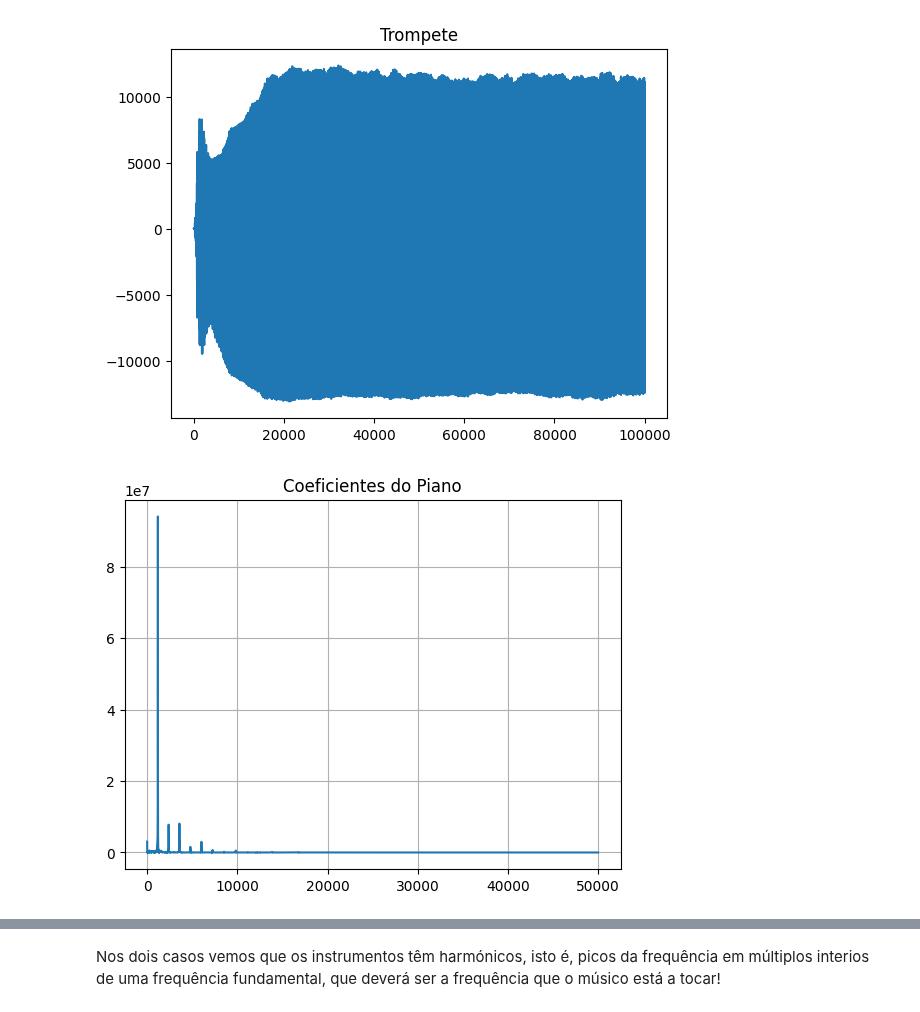
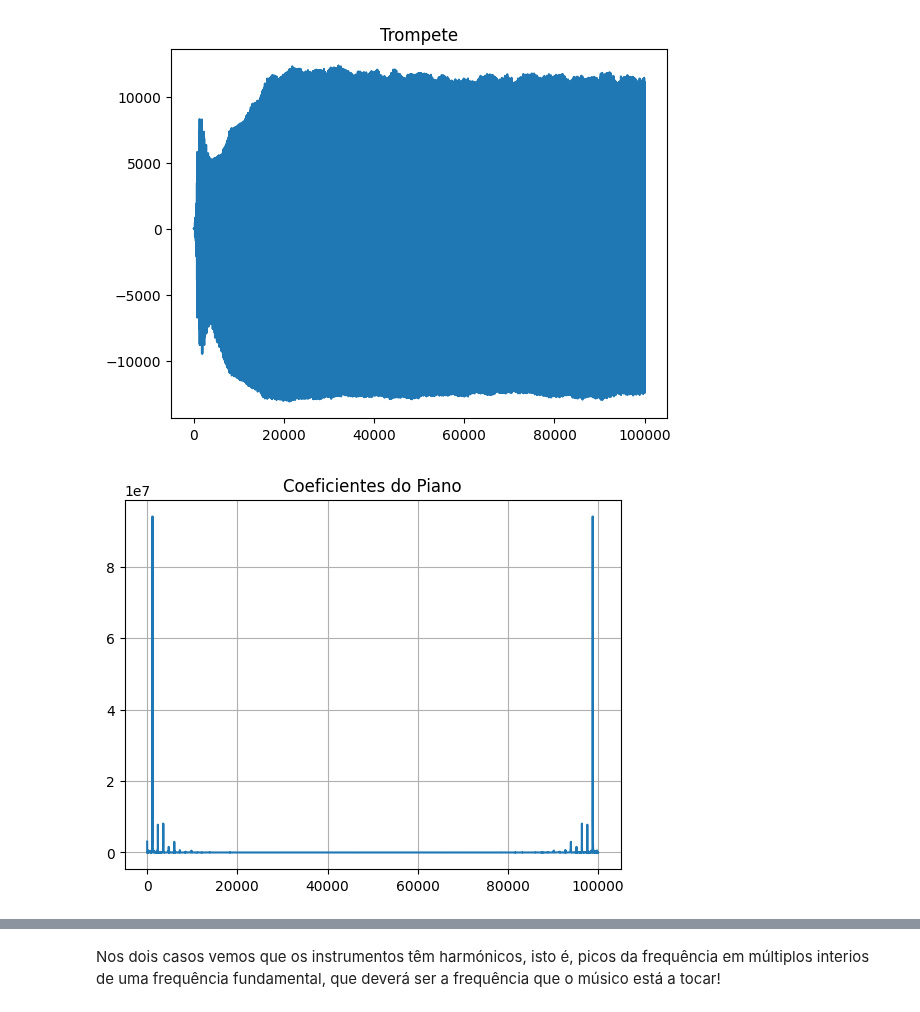
Before and after one commit to guilhermebaos/Aulas-Uni, a Jupyter notebook: Física Computacional/PLs/06-Fourier/03-Notas-musicais.ipynb, the cells around one changed output, grey strips where cells are left out. Drawn from its saved outputs; the diff is of its cells as text; code cells hidden in the pictures.

```diff
--- a/Física Computacional/PLs/06-Fourier/03-Notas-musicais.ipynb
+++ b/Física Computacional/PLs/06-Fourier/03-Notas-musicais.ipynb
@@ -31,15 +31,15 @@ plt.show()
 # %%
 kk = np.arange(0, int(N/2))
 
 # Coeficientes do Piano
-cp = np.fft.fft(piano)[:int(N/2)]
+cp = np.fft.fft(piano)[z]
 
 plt.plot(kk, np.abs(cp))
 plt.title("Coeficientes do Piano")
 plt.grid()
 plt.show()
 # %% [output]
-[figure, old version]
+[figure, new version]
 # %%
 # Coeficientes do Trompete
 ct = np.fft.fft(trompete)[:int(N/2)]
```
Also changed, not shown: parts of 1 cell of this notebook, 1 other file.
